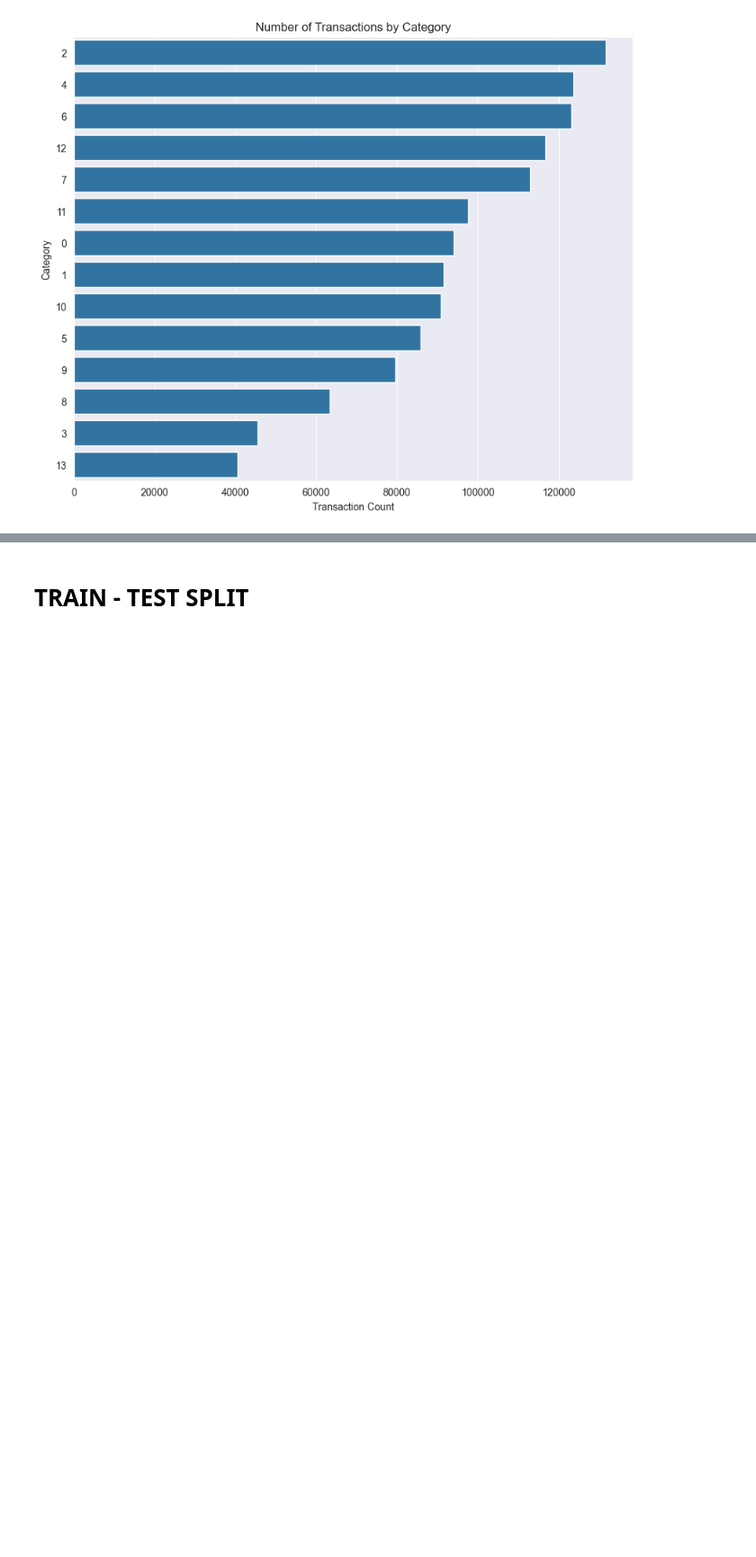
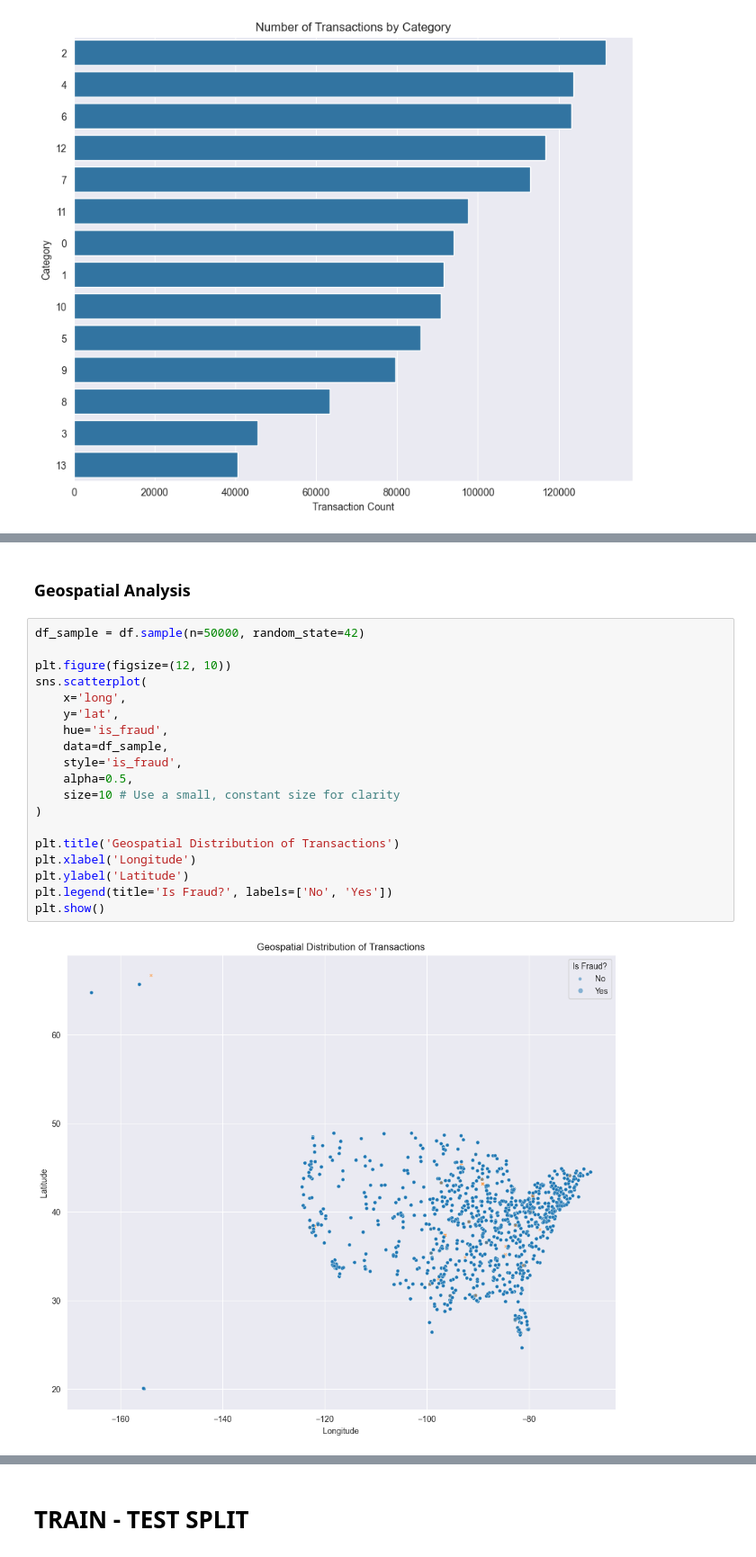
Before and after one commit to klinq16/CreditCardFraudDetection, a Jupyter notebook: src_code/model.ipynb, the cells around one changed output, grey strips where cells are left out. Shown at 90% size. Cells and saved outputs as stored; diff of their text form; blank space fills up the shorter version.

```diff
--- a/src_code/model.ipynb
+++ b/src_code/model.ipynb
@@ -209,0 +268,23 @@ plt.show()
+# %% [markdown]
+### Geospatial Analysis
+# %%
+df_sample = df.sample(n=50000, random_state=42)
+
+plt.figure(figsize=(12, 10))
+sns.scatterplot(
+    x='long',
+    y='lat',
+    hue='is_fraud',
+    data=df_sample,
+    style='is_fraud',
+    alpha=0.5,
+    size=10 # Use a small, constant size for clarity
+)
+
+plt.title('Geospatial Distribution of Transactions')
+plt.xlabel('Longitude')
+plt.ylabel('Latitude')
+plt.legend(title='Is Fraud?', labels=['No', 'Yes'])
+plt.show()
+# %% [output]
+[figure, added]
```
Also changed, not shown: parts of 8 cells of this notebook.
